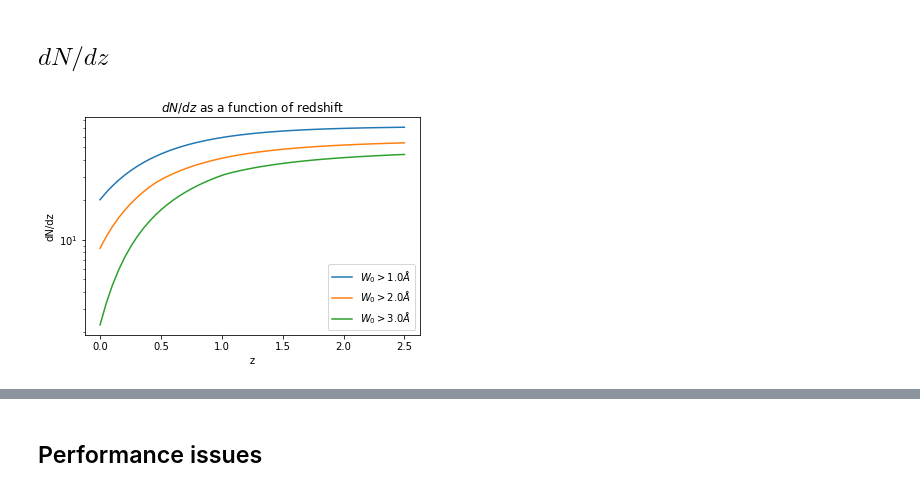
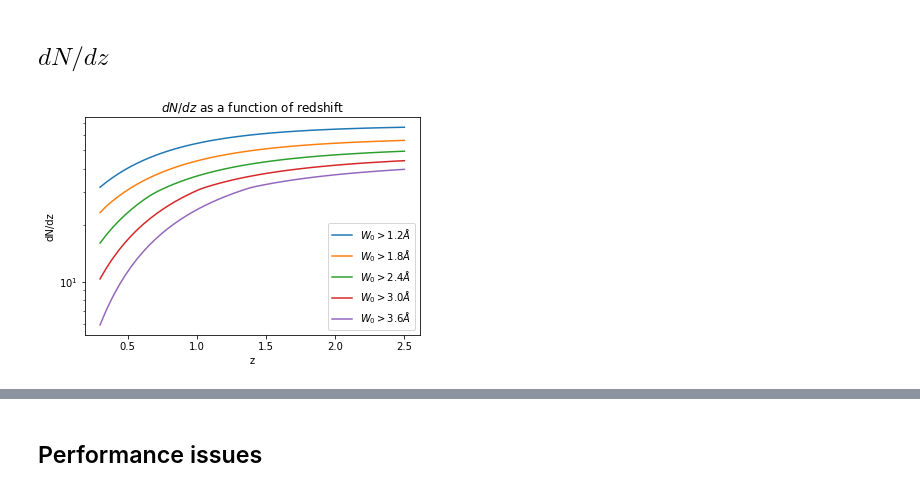
Before and after one commit to SunilSimha/MgIIabs, a Jupyter notebook: docs/Modelling the absorber distribution.ipynb, the cells around one changed output, grey strips where cells are left out. Saved outputs shown, nothing was run; the diff lists cells and outputs as text; code cells hidden in the pictures.

```diff
--- a/docs/Modelling the absorber distribution.ipynb
+++ b/docs/Modelling the absorber distribution.ipynb
@@ -249,19 +249,19 @@ plt.show()
 # %% [markdown]
 ## $dN/dz$
 # %%
-redshifts = np.linspace(0,2.5)
-rews = np.array([0.1,0.2,0.3])*u.nm
+redshifts = np.linspace(0.3,2.5)
+rews = np.array([0.12,0.18,0.24,0.3,0.36])*u.nm
 plots = []
 for rew in rews:
     dndzlist = [ad.dNdz(z,rew).value for z in redshifts]
     plots.append(plt.semilogy(redshifts,dndzlist, label="$W_0>{:1.1f}\AA$".format(rew.value*10))[0])
 plt.legend(handles=plots)
 plt.ylabel('dN/dz')
 plt.xlabel('z')
 plt.title("$dN/dz$ as a function of redshift")
 plt.show()
 # %% [output]
-[figure, old version]
+[figure, new version]
 # %% [markdown]
 We can compare it against Zhu and Menard's figure. The shape of the functions is different and also there is some sort of difference in normalization but the ordering of the plot seems to be preserved![dNdz](zhu_dndz.png)
 # %% [markdown]
```
Also changed, not shown: 1 other file.
